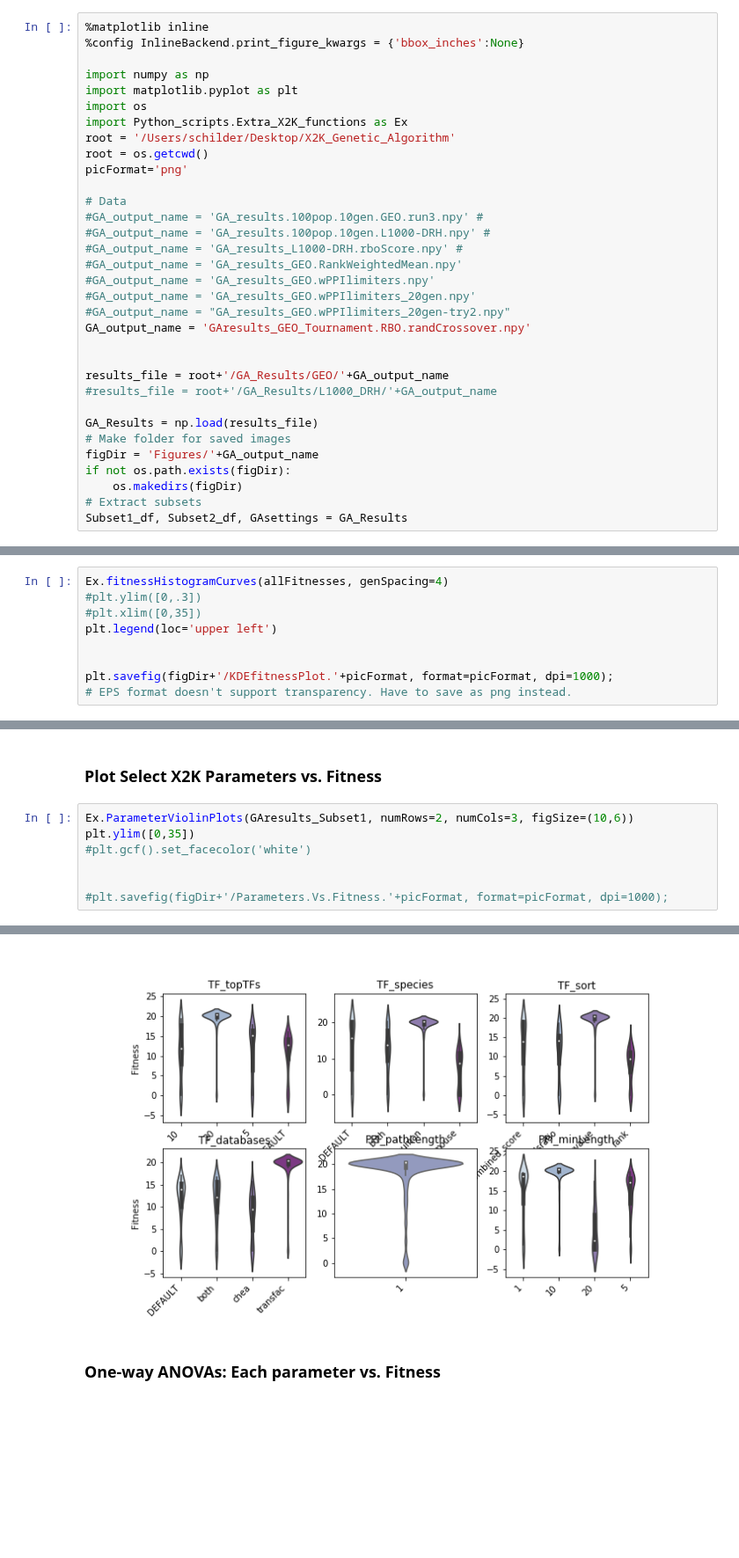
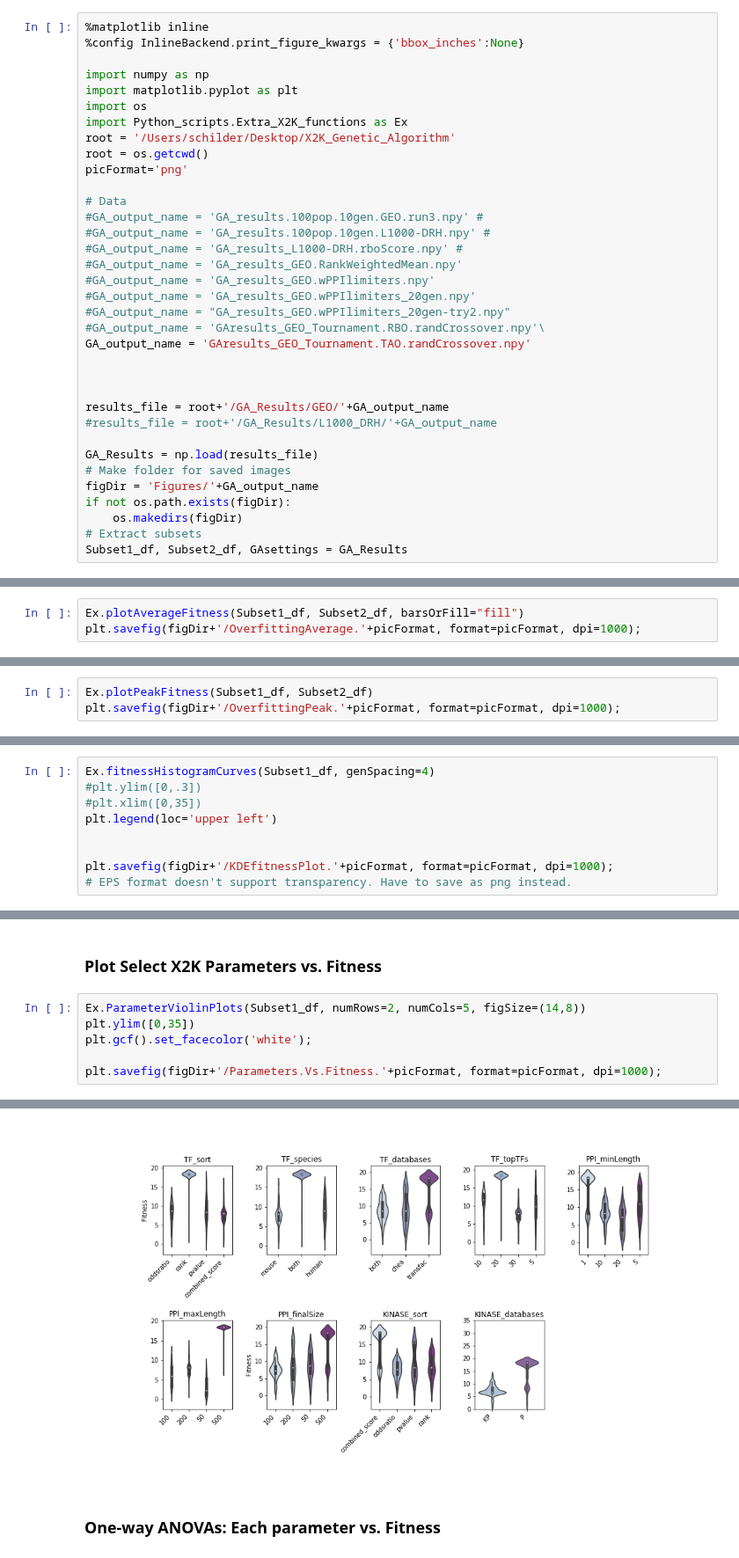
Before and after one commit to MaayanLab/X2K_Genetic_Algorithm, a Jupyter notebook: Python_scripts/GA_Results_Notebook.ipynb, the cells around one changed output, grey strips where cells are left out. Shown at 88% size. Drawn from its saved outputs; the diff is of its cells as text; blank space fills up the shorter version.

```diff
--- a/Python_scripts/GA_Results_Notebook.ipynb
+++ b/Python_scripts/GA_Results_Notebook.ipynb
@@ -22,7 +22,9 @@ picFormat='png'
 #GA_output_name = 'GA_results_GEO.wPPIlimiters.npy'
 #GA_output_name = 'GA_results_GEO.wPPIlimiters_20gen.npy'
 #GA_output_name = "GA_results_GEO.wPPIlimiters_20gen-try2.npy"
-GA_output_name = 'GAresults_GEO_Tournament.RBO.randCrossover.npy'
+#GA_output_name = 'GAresults_GEO_Tournament.RBO.randCrossover.npy'\
+GA_output_name = 'GAresults_GEO_Tournament.TAO.randCrossover.npy'
+
 
 
 results_file = root+'/GA_Results/GEO/'+GA_output_name
@@ -161,0 +117,3 @@ Training and Test runs DO significantly differ
+# %%
+Ex.plotAverageFitness(Subset1_df, Subset2_df, barsOrFill="fill")
+plt.savefig(figDir+'/OverfittingAverage.'+picFormat, format=picFormat, dpi=1000);
@@ -185,0 +124,3 @@ plt.savefig(figDir+'/OverfittingPeak.'+picFormat, format=picFormat, dpi=1000);
+# %%
+Ex.plotPeakFitness(Subset1_df, Subset2_df)
+plt.savefig(figDir+'/OverfittingPeak.'+picFormat, format=picFormat, dpi=1000);
@@ -186,7 +129,7 @@ plt.savefig(figDir+'/OverfittingPeak.'+picFormat, format=picFormat, dpi=1000);
 # %% [markdown]
 ### Plot the distribution of ALL fitnesses in sampling of generations
 # %%
-Ex.fitnessHistogramCurves(allFitnesses, genSpacing=4)
+Ex.fitnessHistogramCurves(Subset1_df, genSpacing=4)
 #plt.ylim([0,.3])
 #plt.xlim([0,35])
 plt.legend(loc='upper left')
@@ -217,10 +152,9 @@ run;rank;humanarchs4;P;20
 # %% [markdown]
 ### Plot Select X2K Parameters vs. Fitness
 # %%
-Ex.ParameterViolinPlots(GAresults_Subset1, numRows=2, numCols=3, figSize=(10,6))
+Ex.ParameterViolinPlots(Subset1_df, numRows=2, numCols=5, figSize=(14,8))
 plt.ylim([0,35])
-#plt.gcf().set_facecolor('white')
+plt.gcf().set_facecolor('white');
 
-
-#plt.savefig(figDir+'/Parameters.Vs.Fitness.'+picFormat, format=picFormat, dpi=1000);
+plt.savefig(figDir+'/Parameters.Vs.Fitness.'+picFormat, format=picFormat, dpi=1000);
 # %% [output]
@@ -228,4 +161,4 @@ ValueError: num must be 1 <= num <= 6, not 7
-[figure, old version]
+[figure, new version]
 # %% [markdown]
 ### One-way ANOVAs: Each parameter vs. Fitness
 # %%
```
Also changed, not shown: parts of 13 cells of this notebook, 5 other files.
